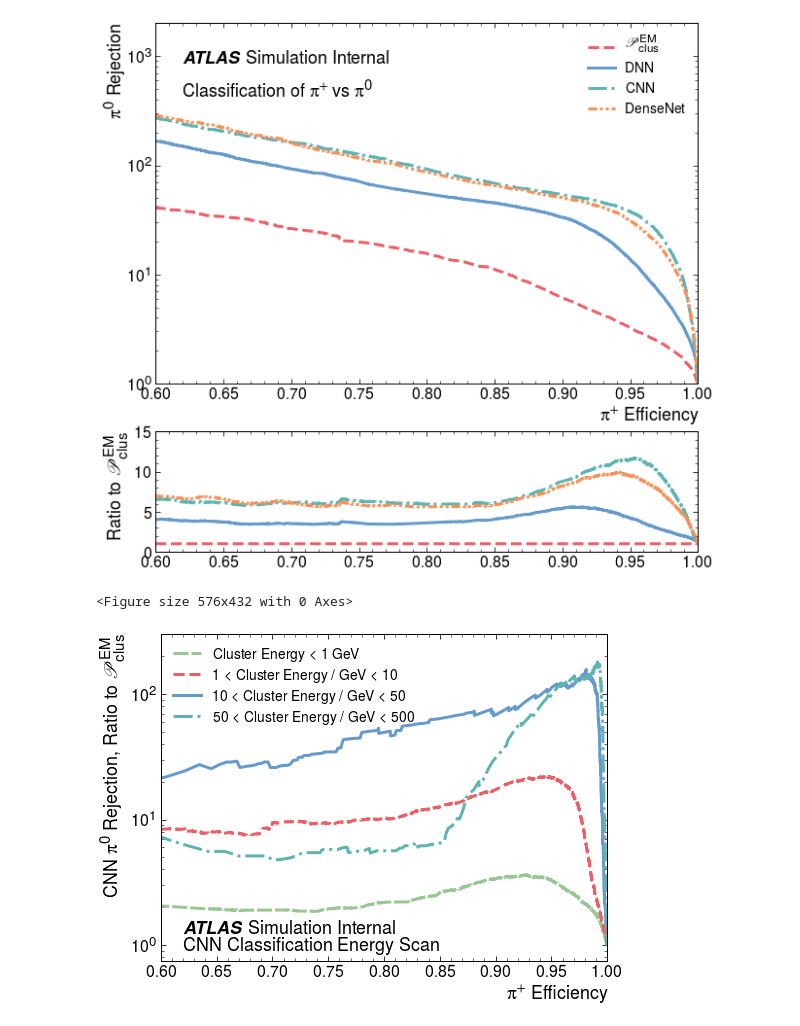
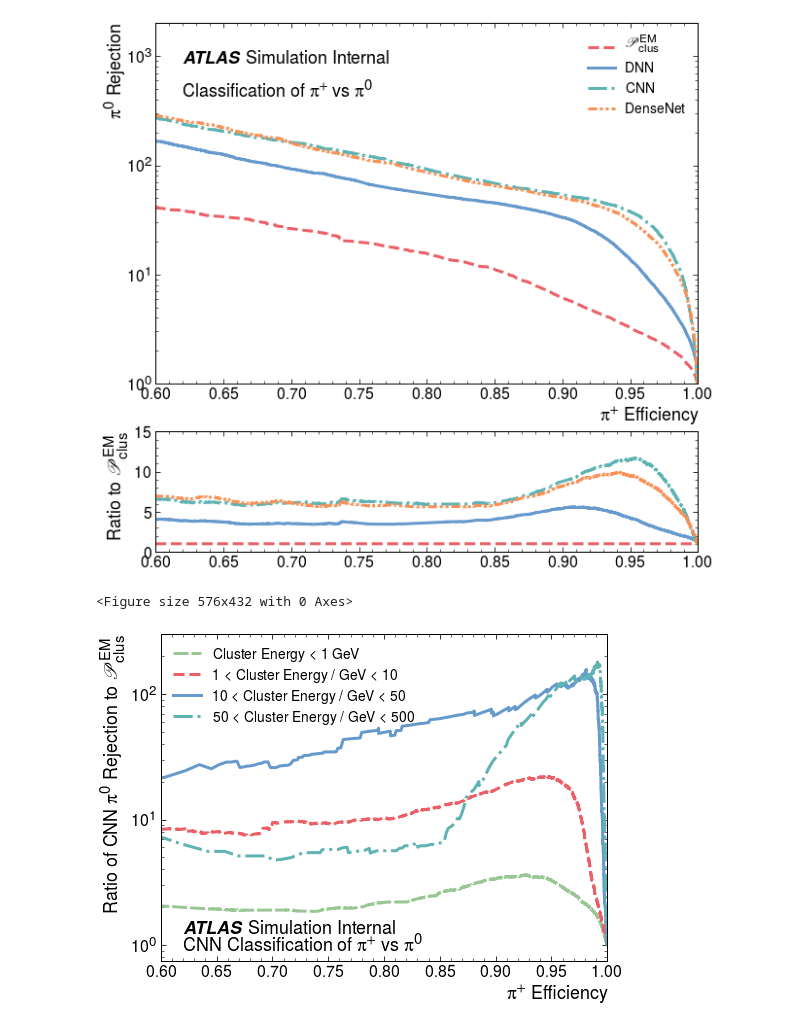
Before and after one commit to russbate42/LCStudies, a Jupyter notebook: classifier/ClassifierPlotting.ipynb, the cells around one changed output. Cells and saved outputs as stored; diff of their text form; code cells hidden in the pictures.

Commit message:
some plot tweaks

```diff
--- a/classifier/ClassifierPlotting.ipynb
+++ b/classifier/ClassifierPlotting.ipynb
@@ -105,15 +106,15 @@ for e_item in e_range:
 # %%
 pu.lineOverlayManyX(x=[x['Cluster E<1'], x['1<Cluster E<10'], x['10<Cluster E<50'], x['50<Cluster E<500']], lines = [rat['Cluster E<1'], rat['1<Cluster E<10'], rat['10<Cluster E<50'], rat['50<Cluster E<500']],
                 labels = ['Cluster Energy < 1 GeV', '1 < Cluster Energy / GeV < 10', '10 < Cluster Energy / GeV < 50', '50 < Cluster Energy / GeV < 500'],
-                xlabel = '$\pi^{+}$ Efficiency', ylabel = '$CNN~\pi^0$ Rejection, Ratio to $\mathcal{P}^{EM}_{clus}$',
+                xlabel = '$\pi^{+}$ Efficiency', ylabel = 'Ratio of $CNN~\pi^0$ Rejection to $\mathcal{P}^{EM}_{clus}$',
                 figfile = plotpath+'model_compare_wide_energy.pdf',
                 x_min = 0.6, x_max = 1.0 ,y_min = 0.75, y_max = 300, y_log = True, x_log = False,
                  linestyles = [(0, (5, 1)), 'dashed','solid', 'dashdot', (0, (3, 1, 1, 1, 1, 1)) ],
                 atlas_x = 0.05, atlas_y = 0.125, simulation = True,
-                textlist = [{'x': 0.05, 'y': 0.0325, 'text': 'CNN Classification Energy Scan'}])
+                textlist = [{'x': 0.05, 'y': 0.0325, 'text': 'CNN Classification of $\pi^{+}$ vs $\pi^{0}$'}])
 # %% [output]
 <Figure size 576x432 with 0 Axes>
-[figure, old version]
+[figure, new version]
 # %%
 pu.lineOverlayManyX(x=[x['Cluster E<1'], x['1<Cluster E<10'], x['10<Cluster E<50'], x['50<Cluster E<500']], lines = [1/rocs_cnn['Cluster E<1']['y'], 1/rocs_cnn['1<Cluster E<10']['y'], 1/rocs_cnn['10<Cluster E<50']['y'], 1/rocs_cnn['50<Cluster E<500']['y']],
                 labels = ['Cluster Energy < 1 GeV', '1 < Cluster Energy / GeV < 10', '10 < Cluster Energy / GeV < 50', '50 < Cluster Energy / GeV < 500'],
```
Also changed, not shown: parts of 2 cells of this notebook.
